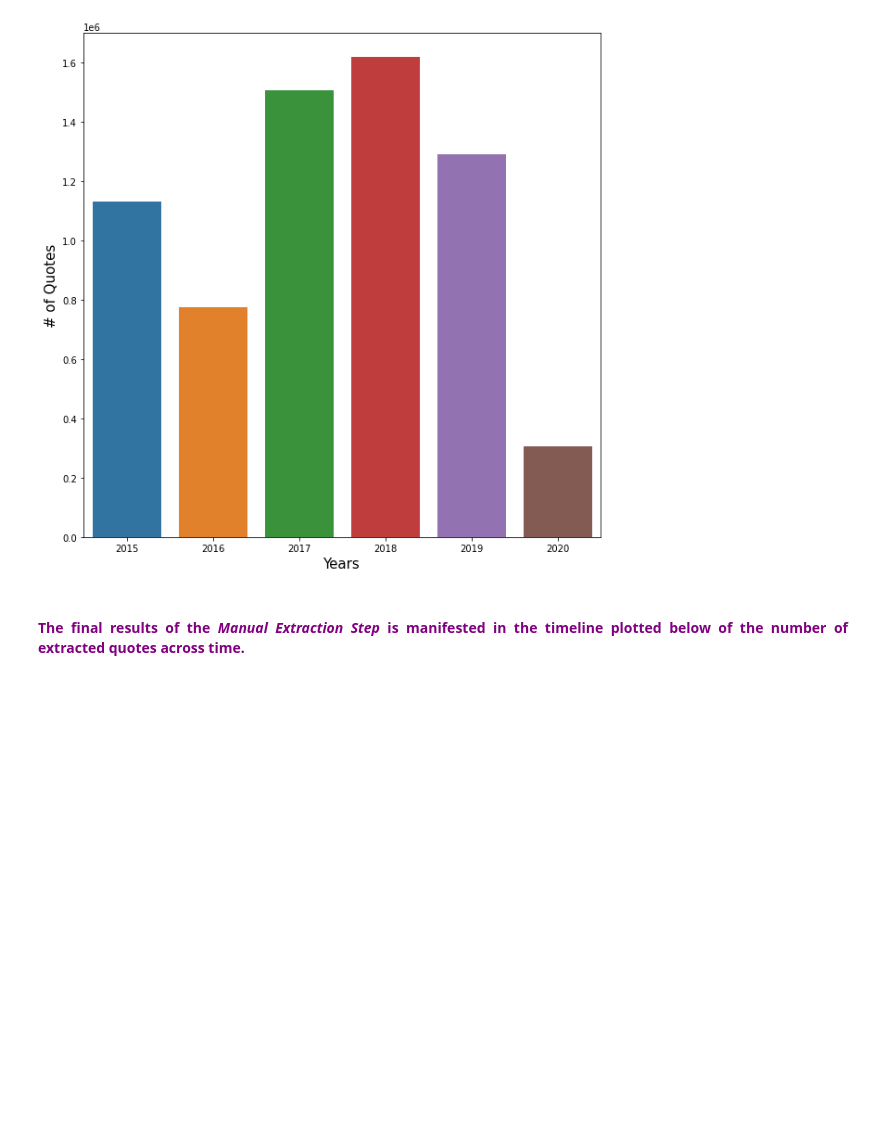
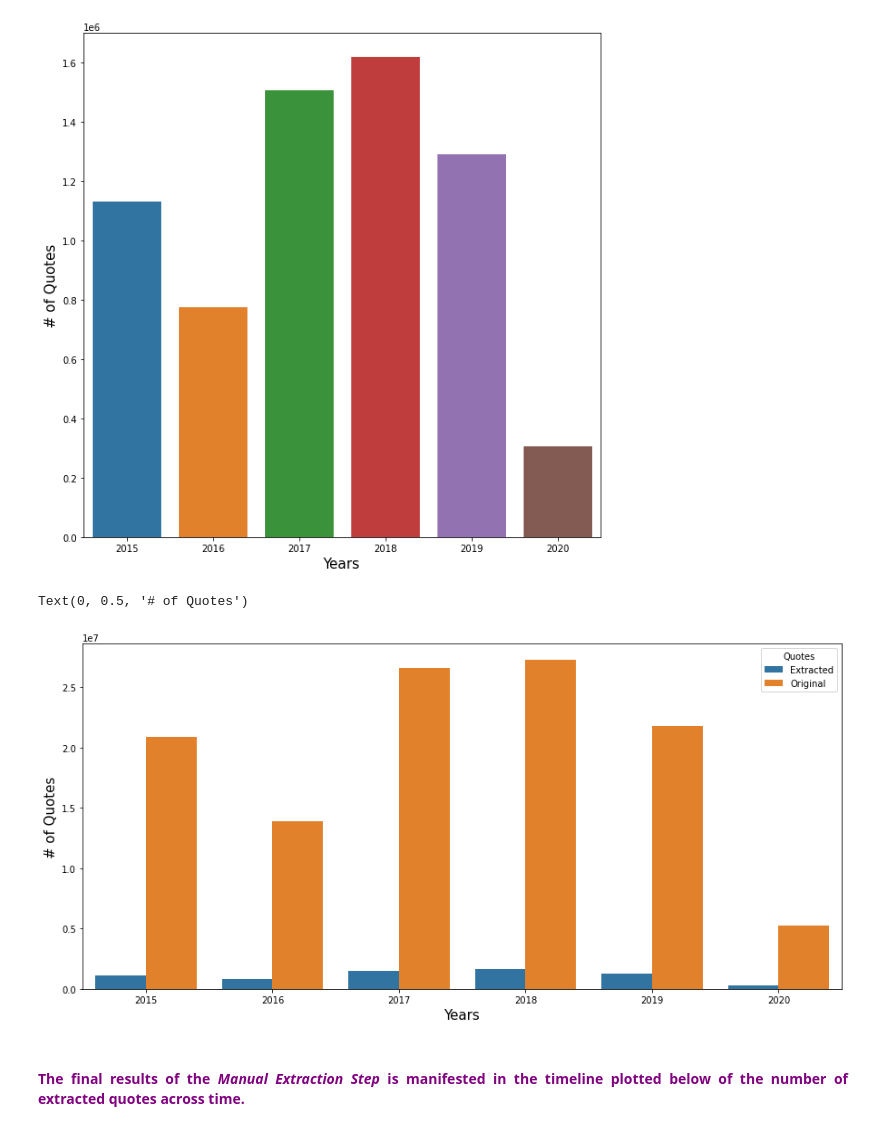
Before and after one commit to epfl-ada/ada-2021-project-adalunatics, a Jupyter notebook: notebook.ipynb, the cells around one changed output. Saved outputs shown, nothing was run; the diff lists cells and outputs as text; code cells hidden in the pictures; blank space fills up the shorter version.

```diff
--- a/notebook.ipynb
+++ b/notebook.ipynb
@@ -88,8 +108,11 @@ for dataset in quote_datasets:
+# %%
+with open('/content/drive/Shareddrives/ADA LUNATICS 2021/datasets/dict.json') as f:
+  num_quotes_per_year = json.load(f)
 # %%
 dataset = {'year': [i.split('.')[0]for i in list(num_quotes_per_year.keys())],
            'num_quotes': list(num_quotes_per_year.values())}
-df = pd.DataFrame(dataset)
-df
+df_quotes = pd.DataFrame(dataset)
+df_quotes
 # %% [output]
 |  | year | num_quotes |
 | 0 | 2015 | 20874338 |
@@ -248,3 +271,7 @@ quotes_timeline.head()
 | 2 | 2015-03 | 102218 |
 | 3 | 2015-04 | 83233 |
 | 4 | 2015-05 | 62275 |
+# %%
+df['year'] = df['date'].apply(lambda x: x[:4])
+quotes_timeline = df[['year', 'quotation']].groupby(['year'], as_index=False)['quotation'].count()
+quotes_timeline.head()
@@ -251,8 +285,7 @@ quotes_timeline.head()
 # %%
 #Visualize number of quotes per year
-quotes_timeline['year'] = quotes_timeline.index
 _, axis = plt.subplots(nrows=1, ncols=1, figsize=(10,10))
-ax = sns.barplot(x="year", y="quotation", data=quotes_timeline, capsize=.5, ax=axis)
+ax = sns.barplot(x="year", data=quotes_timeline, capsize=.5, ax=axis)
 ax.set_xlabel('Years', fontsize=15)
 ax.set_ylabel('# of Quotes', fontsize=15)
 # %% [output]
@@ -263,3 +294,17 @@ Text(0, 0.5, '# of Quotes')
+# %%
+#Compare the barplots of unfiltered vs filtered quotes
+merged_df = pd.merge(quotes_timeline, df_quotes, on="year")
+merged_df.rename(columns={'quotation': 'Extracted', 'num_quotes': 'Original'}, inplace=True)
+test_data_melted = pd.melt(merged_df, id_vars='year',\
+                           var_name="Quotes", value_name="value_numbers")
+#Visualize number of quotes per year
+_, axis = plt.subplots(nrows=1, ncols=1, figsize=(15,7))
+ax = sns.barplot(x="year", y="value_numbers", hue='Quotes', data=test_data_melted, capsize=.5, ax=axis)
+ax.set_xlabel('Years', fontsize=15)
+ax.set_ylabel('# of Quotes', fontsize=15)
+# %% [output]
+Text(0, 0.5, '# of Quotes')
+[figure, added]
 # %% [markdown]
 #### <span style="color:purple"><div style="text-align: justify"> The final results of the *Manual Extraction Step* is manifested in the timeline plotted below of the number of extracted quotes across time.</div></span>
 # %%
```
Also changed, not shown: parts of 65 cells of this notebook, 3 other files.
